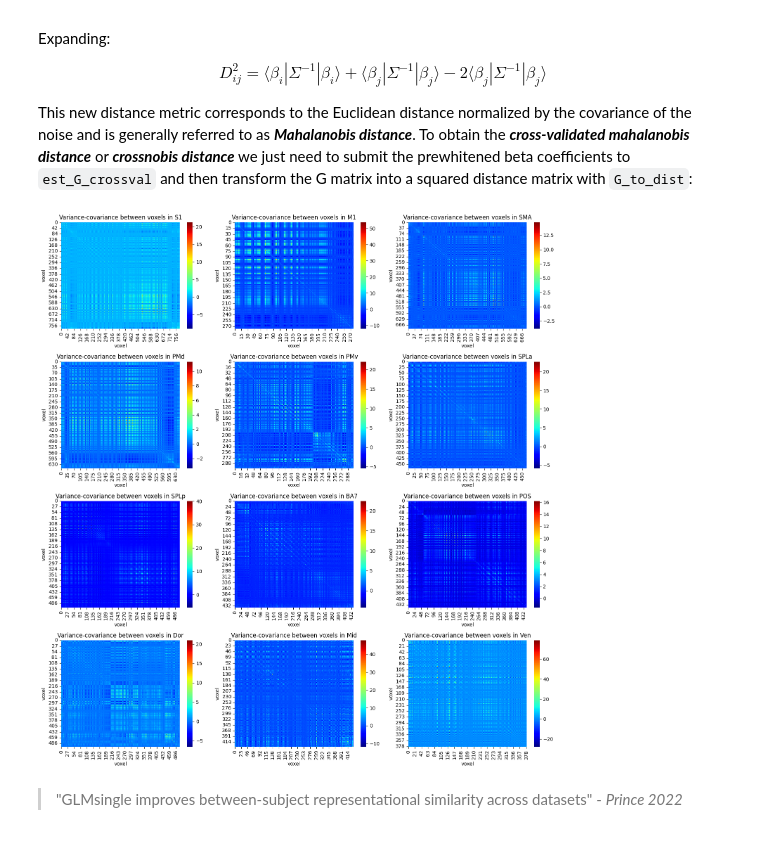
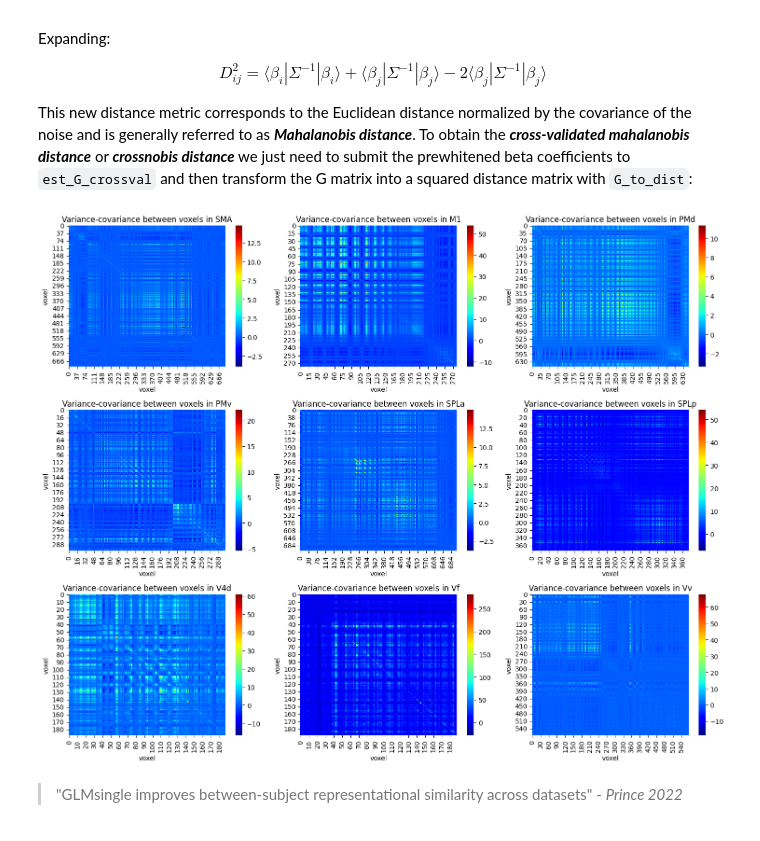
Before and after one commit to psb629/SeqSpatialSupp_fMRI, a Jupyter notebook: Notebook/glmsingle.glm1.D_matrix.ipynb, the cells around one changed output. Cells and saved outputs as stored; diff of their text form; code cells hidden in the pictures.

```diff
--- a/Notebook/glmsingle.glm1.D_matrix.ipynb
+++ b/Notebook/glmsingle.glm1.D_matrix.ipynb
@@ -87,7 +85,14 @@ new_labels
 # %%
 border, brdr = simage.get_border(dir_git=dir_git, atlas='sulcus')
 # border, brdr = simage.get_border(dir_git=dir_git, atlas='Glasser')
-# %%
-fname = join(dir_roi, 'SPark.32k.L.dlabel.nii')
-cii = nb.load(fname)
-mask = cii.get_fdata()[0].astype(int)
+# %%
+fname = join(dir_roi,'SPark2025.32k.L.label.gii')
+gii = nb.load(fname)
+mask = gii.darrays[0].data
+# %%
+list_roi = []
+for ii, label in enumerate(gii.labeltable.labels):
+    if ii>0:
+        list_roi.append(label.label)
+list_roi = np.array(list_roi)
+list_roi
@@ -220,23 +228,23 @@ gii = nb.load(fname)
 # %%
 betas = fast_masking(gii=gii, mask=mask)
 # %%
-nrows = 4
+nrows = 3
 ncols = 3
 fig, axs = plt.subplots(ncols=ncols, nrows=nrows, figsize=(5*ncols,4*nrows))
 axs = np.concatenate(axs)
 
 for ii, (key, beta) in enumerate(tqdm(betas.items())):
     ax = axs[ii]
     _, P= beta.shape
 
     G = beta.T@beta / P
     g = sns.heatmap(G, cmap=cm.jet, ax=ax)
     g.set_xlabel('voxel')
     g.set_ylabel('voxel')
     g.set_title('Variance-covariance between voxels in %s'%list_roi[ii])
 fig.tight_layout()
 # %% [output]
-[figure, old version]
+[figure, new version]
 # %% [markdown]
 > "GLMsingle improves between-subject representational similarity across datasets" - *Prince 2022*
 # %% [markdown]
```
Also changed, not shown: parts of 5 cells of this notebook.
